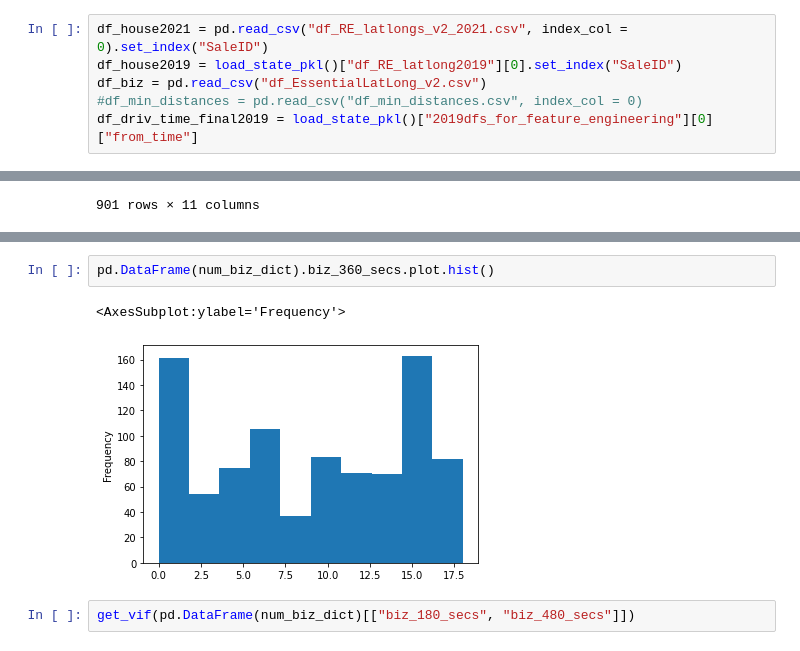
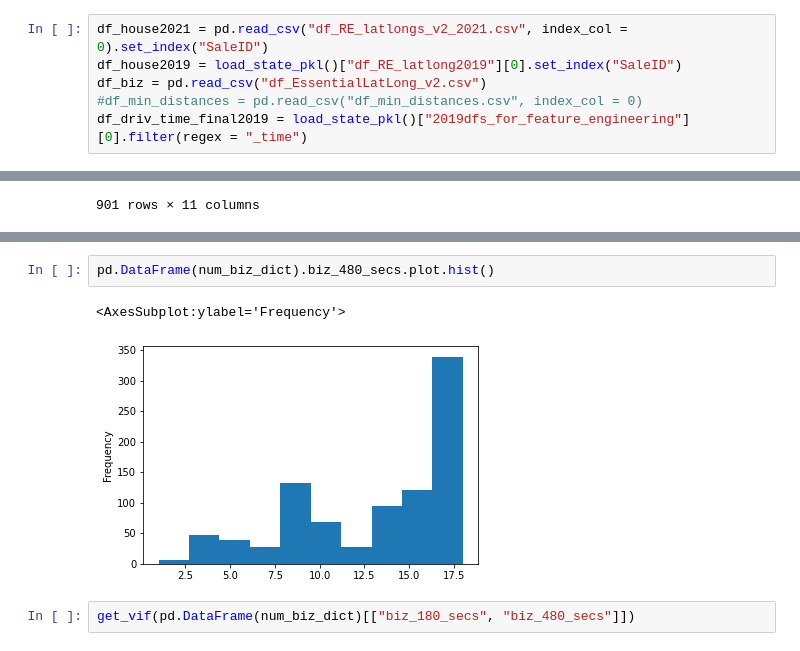
Before and after one commit to lelandjmurrin/Ames_Housing_Project, a Jupyter notebook: Ames_Feature_Engineering.ipynb, the cells around one changed output, grey strips where cells are left out. Cells and saved outputs as stored; diff of their text form.

```diff
--- a/Ames_Feature_Engineering.ipynb
+++ b/Ames_Feature_Engineering.ipynb
@@ -20,7 +20,7 @@ df_house2021 = pd.read_csv("df_RE_latlongs_v2_2021.csv", index_col = 0).set_inde
 df_house2019 = load_state_pkl()["df_RE_latlong2019"][0].set_index("SaleID")
 df_biz = pd.read_csv("df_EssentialLatLong_v2.csv")
 #df_min_distances = pd.read_csv("df_min_distances.csv", index_col = 0)
-df_driv_time_final2019 = load_state_pkl()["2019dfs_for_feature_engineering"][0]["from_time"]
+df_driv_time_final2019 = load_state_pkl()["2019dfs_for_feature_engineering"][0].filter(regex = "_time")
 # %%
 # df_cross = df_house.join(df_biz, how = "cross", lsuffix = "_house", rsuffix = "_biz")
 # df_cross
@@ -824,8 +625,8 @@ Notes:
 # %%
-pd.DataFrame(num_biz_dict).biz_360_secs.plot.hist()
+pd.DataFrame(num_biz_dict).biz_480_secs.plot.hist()
 # %% [output]
 <AxesSubplot:ylabel='Frequency'>
-[figure, old version]
+[figure, new version]
 # %%
 get_vif(pd.DataFrame(num_biz_dict)[["biz_180_secs", "biz_480_secs"]])
 # %% [output]
```
Also changed, not shown: parts of 25 cells of this notebook, 3 other files.
